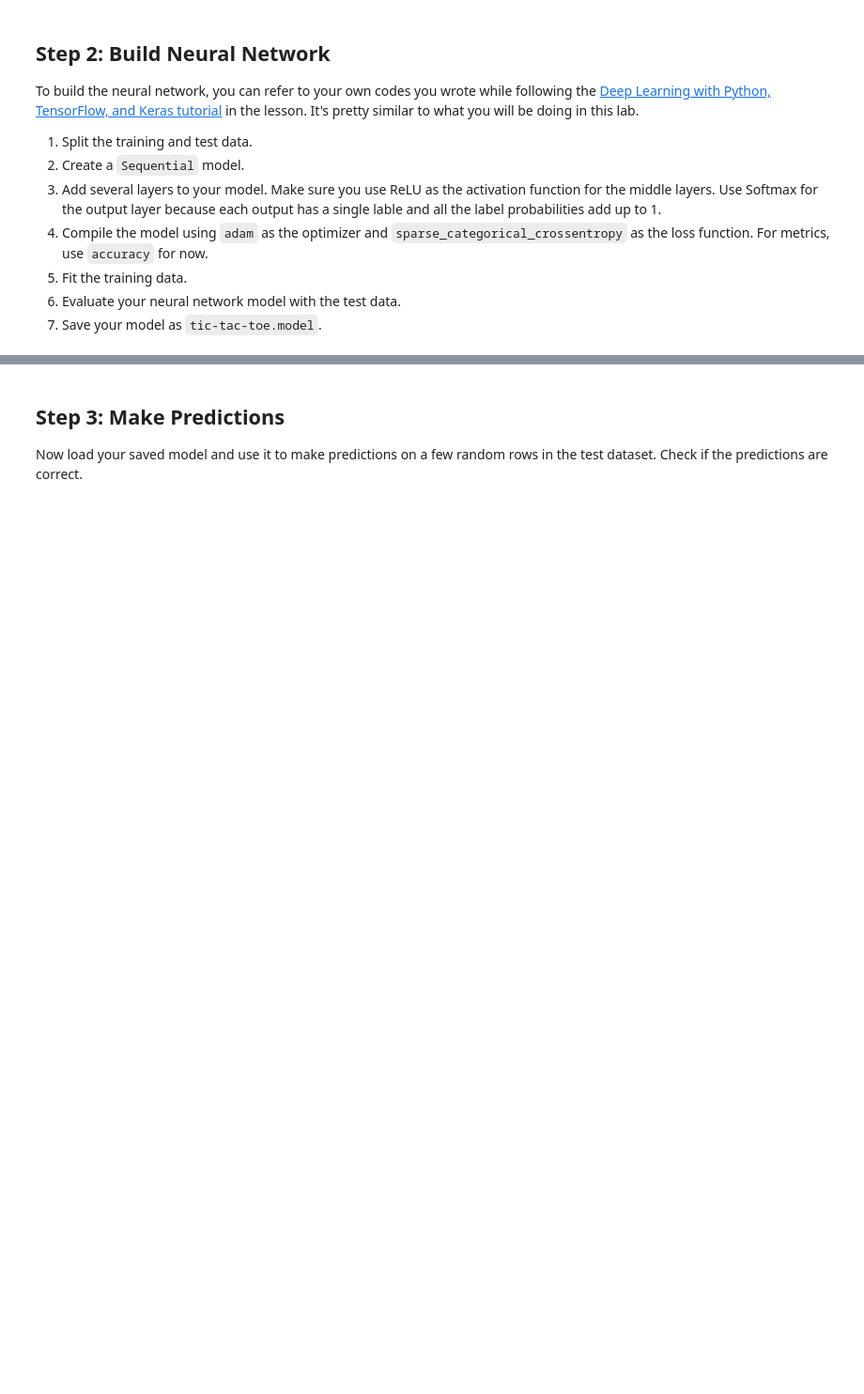
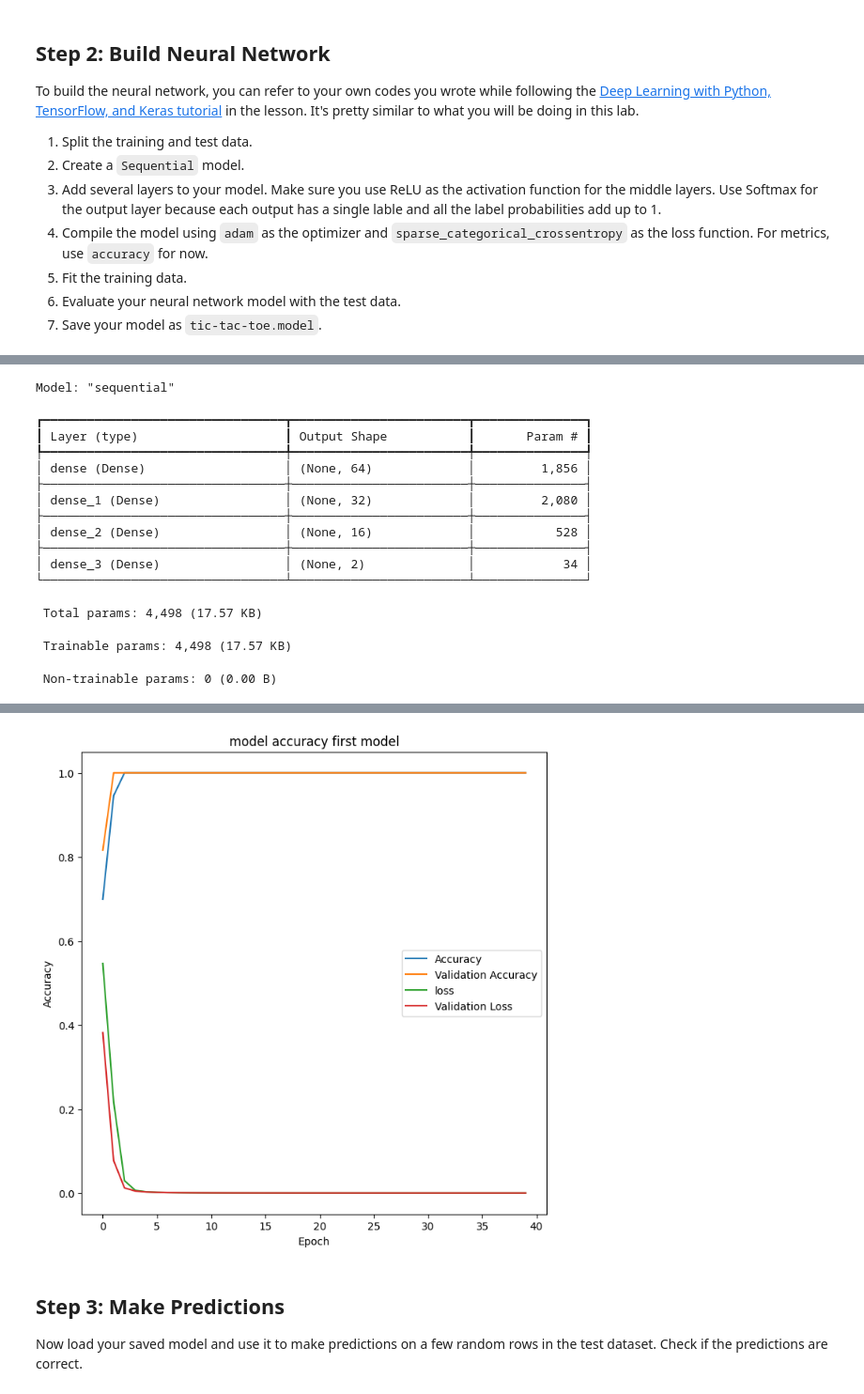
Before and after one commit to RamziRBM/lab-neural-networks, a Jupyter notebook: your-code/challenge-1.ipynb, the cells around one changed output, grey strips where cells are left out. Shown: that part at 94% size. Drawn from its saved outputs; the diff is of its cells as text; code cells hidden in the pictures; blank space fills up the shorter version.

```diff
--- a/your-code/challenge-1.ipynb
+++ b/your-code/challenge-1.ipynb
@@ -204,0 +109,78 @@ Test accuracy: 0.6510416865348816
+# %%
+from __future__ import print_function
+
+import tensorflow as tf
+import tensorflow.keras
+from tensorflow.keras.datasets import mnist
+from tensorflow.keras.models import Sequential
+from tensorflow.keras.layers import Dense, Dropout, Activation
+from tensorflow.keras.optimizers import RMSprop
+from keras.optimizers import Adam
+
+
+##### Build the model
+model = Sequential()
+model.add(Dense(64, activation='relu', input_shape=(28,)))
+model.add(Dense(32, activation='relu'))
+model.add(Dense(16, activation='relu'))
+model.add(Dense(2, activation='softmax'))
+
+
+model.summary()
+
+model.compile(loss='sparse_categorical_crossentropy',
+              optimizer="Adam", metrics=['accuracy'])
+
+#define a small chunk for validation
+X_train, X_val, y_train, y_val = train_test_split(X_train, y_train, test_size=0.1, random_state=42)
+
+history = model.fit(X_train, y_train,
+                    batch_size=16,
+                    epochs=40,
+                    verbose=1,
+                    validation_data=(X_val, y_val) ## one could have used validation_split parameter instead of manually splitting.
+                    )
+
+print("=== ***************** ===")
+score = model.evaluate(X_test, y_test, verbose=1)
+print('Test loss:', score[0])
+print('Test accuracy:', score[1])
+
+import matplotlib.pyplot as plt
+
+
+def plot_accuracy(history, descr):
+  acc = history.history['accuracy']
+  val_acc = history.history['val_accuracy']
+
+  loss = history.history['loss']
+  val_loss = history.history['val_loss']
+
+  plt.figure(figsize=(8, 8))
+  plt.plot(acc)
+  plt.plot(val_acc)
+  plt.plot(loss)
+  plt.plot(val_loss)
+  plt.title("model accuracy "+descr)
+  plt.ylabel("Accuracy")
+  plt.xlabel("Epoch")
+  plt.legend(["Accuracy","Validation Accuracy","loss","Validation Loss"])
+  plt.show()
+
+plot_accuracy(history, "first model")
+# %% [output]
+Model: "sequential"
+┏━━━━━━━━━━━━━━━━━━━━━━━━━━━━━━━━━┳━━━━━━━━━━━━━━━━━━━━━━━━┳━━━━━━━━━━━━━━━┓
+┃ Layer (type)                    ┃ Output Shape           ┃       Param # ┃
+┡━━━━━━━━━━━━━━━━━━━━━━━━━━━━━━━━━╇━━━━━━━━━━━━━━━━━━━━━━━━╇━━━━━━━━━━━━━━━┩
+│ dense (Dense)                   │ (None, 64)             │         1,856 │
+├─────────────────────────────────┼────────────────────────┼───────────────┤
+│ dense_1 (Dense)                 │ (None, 32)             │         2,080 │
+├─────────────────────────────────┼────────────────────────┼───────────────┤
+│ dense_2 (Dense)                 │ (None, 16)             │           528 │
+├─────────────────────────────────┼────────────────────────┼───────────────┤
+│ dense_3 (Dense)                 │ (None, 2)              │            34 │
+└─────────────────────────────────┴────────────────────────┴───────────────┘
+ Total params: 4,498 (17.57 KB)
+ Trainable params: 4,498 (17.57 KB)
+ Non-trainable params: 0 (0.00 B)
@@ -205,3 +204,4 @@ Test accuracy: 0.6510416865348816
+[figure, added]
 # %% [markdown]
 ## Step 3: Make Predictions
 
```
Also changed, not shown: parts of 11 cells of this notebook.
